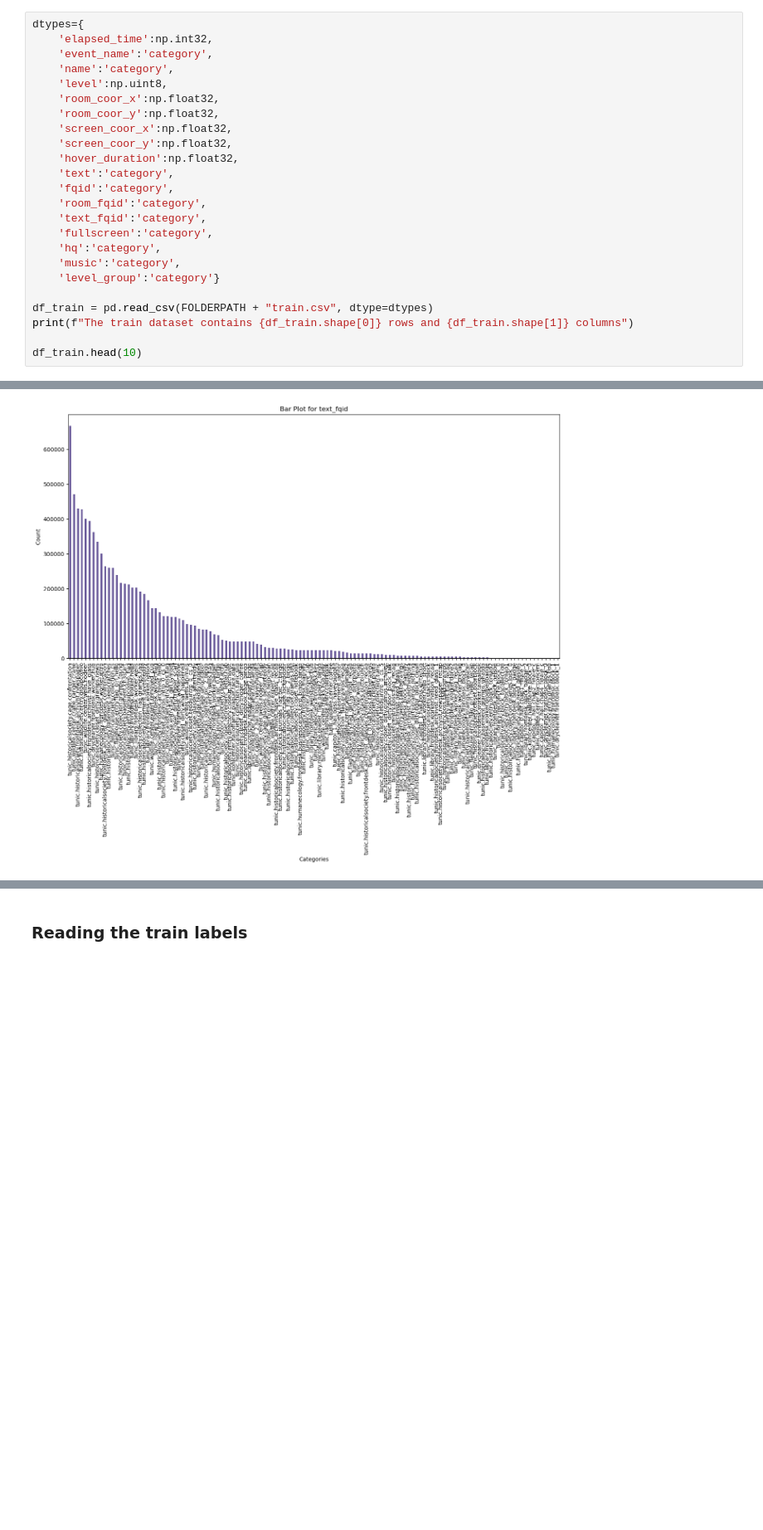
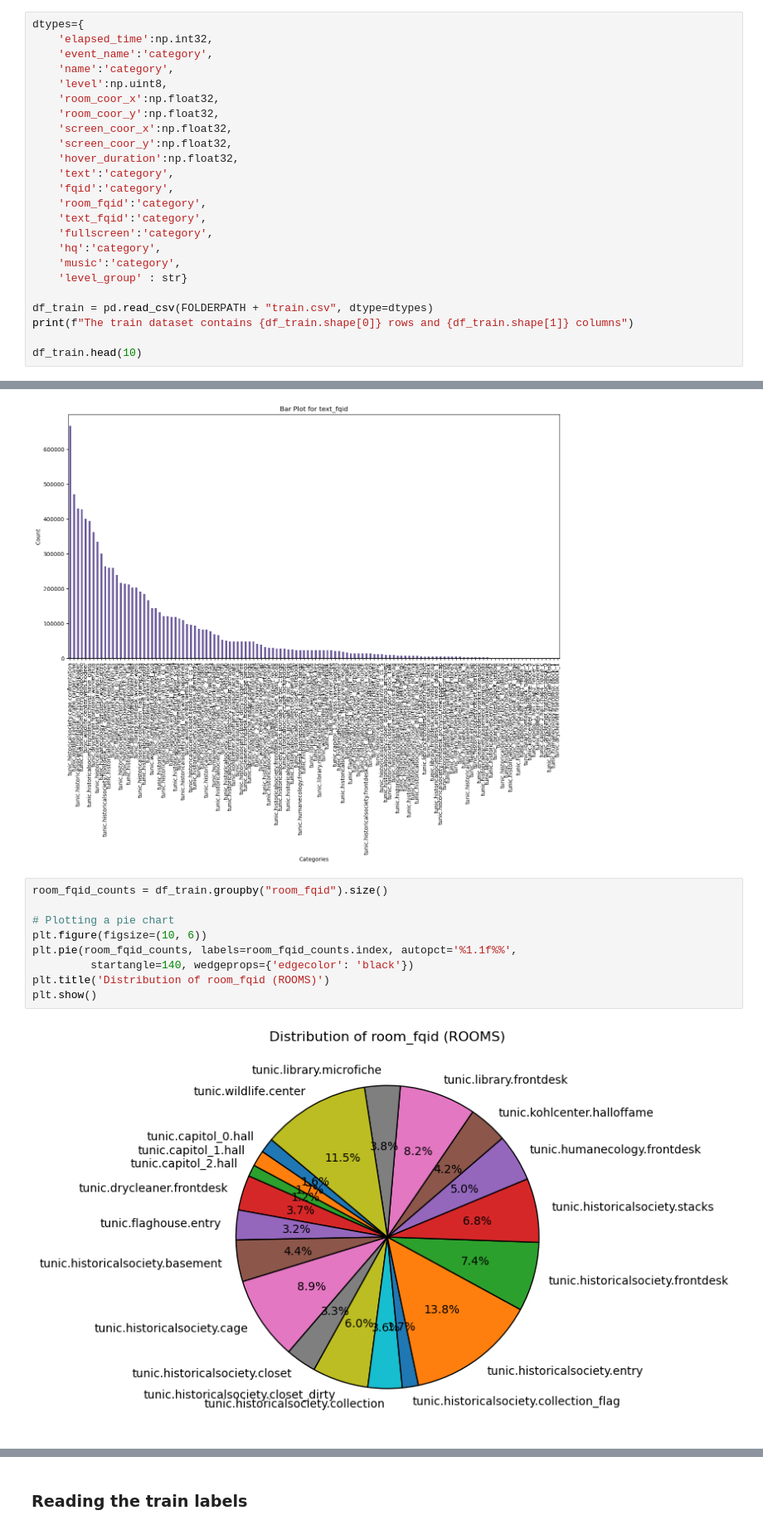
Before and after one commit to mestermarc/Student_performance_analysis, a Jupyter notebook: read_data.ipynb, the cells around one changed output, grey strips where cells are left out. Shown at 83% size. Saved outputs shown, nothing was run; the diff lists cells and outputs as text; blank space fills up the shorter version.

```diff
--- a/read_data.ipynb
+++ b/read_data.ipynb
@@ -27,7 +30,7 @@ dtypes={
     'fullscreen':'category',
     'hq':'category',
     'music':'category',
-    'level_group':'category'}
+    'level_group' : str}
 
 df_train = pd.read_csv(FOLDERPATH + "train.csv", dtype=dtypes)
 print(f"The train dataset contains {df_train.shape[0]} rows and {df_train.shape[1]} columns")
@@ -244,3 +247,14 @@ for n, c_col in enumerate(ID_CATEGORICAL_COLS):
 [figure]
 [figure]
 [figure]
+# %%
+room_fqid_counts = df_train.groupby("room_fqid").size()
+
+# Plotting a pie chart
+plt.figure(figsize=(10, 6))
+plt.pie(room_fqid_counts, labels=room_fqid_counts.index, autopct='%1.1f%%',
+         startangle=140, wedgeprops={'edgecolor': 'black'})
+plt.title('Distribution of room_fqid (ROOMS)')
+plt.show()
+# %% [output]
+[figure, added]
```
Also changed, not shown: parts of 10 cells of this notebook, 1 other file.
